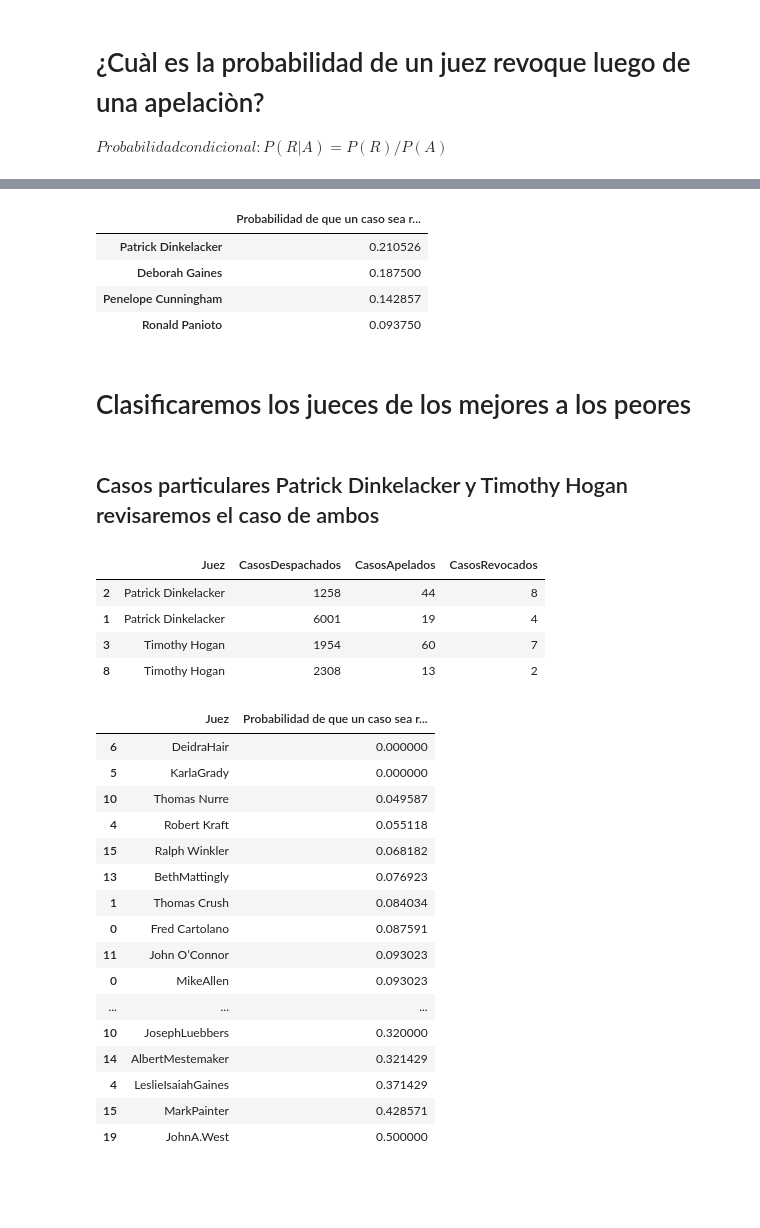
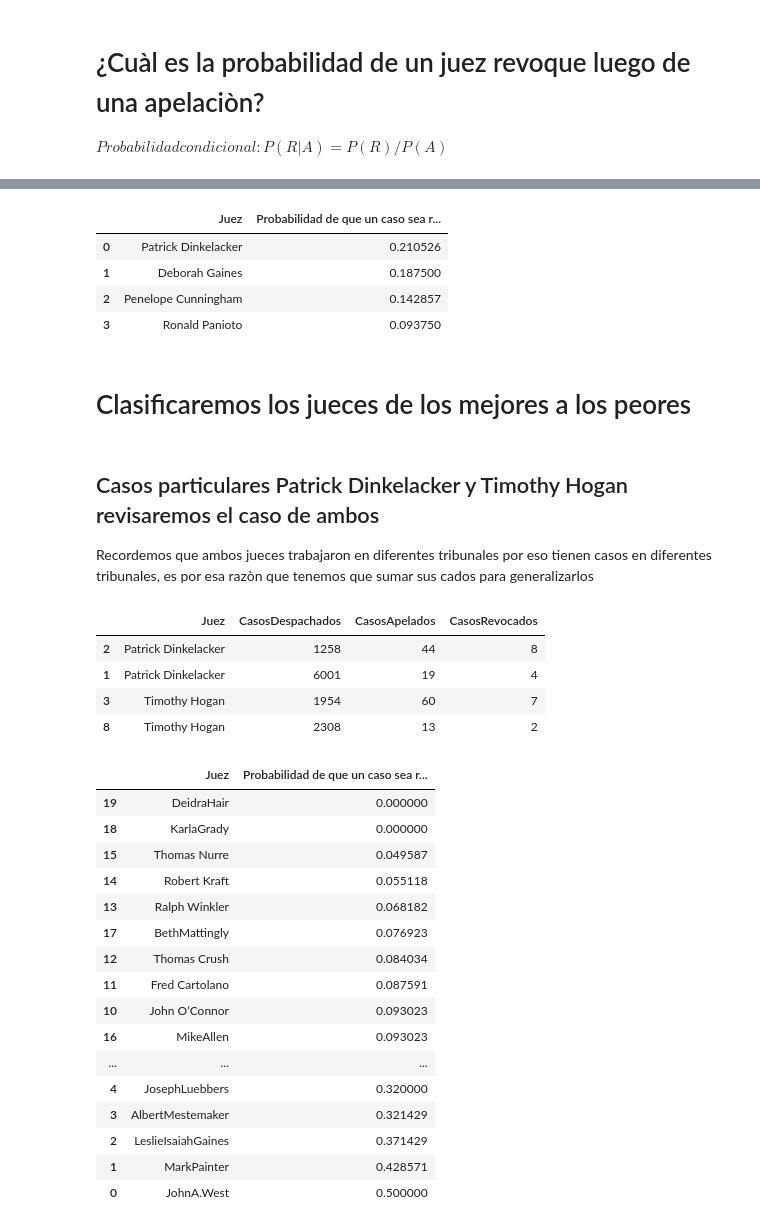
Before and after one commit to JPretellEco/Ejercicios_Practicos_DS, a Jupyter notebook: Probabilidades/JuecesCondadoHamilton.ipynb, the cells around one changed output, grey strips where cells are left out. Drawn from its saved outputs; the diff is of its cells as text; code cells hidden in the pictures; blank space fills up the shorter version.

```diff
--- a/Probabilidades/JuecesCondadoHamilton.ipynb
+++ b/Probabilidades/JuecesCondadoHamilton.ipynb
@@ -253,5 +265,8 @@ def probabilidad_condicional(tribunal,tabla_probabilidades_individuales):
 # %%
 # Tribunal de Primera Instancia
 
-probabilidad_condicional(tribunalprimerainstancia,probabilidad_individual(tribunalprimerainstancia)).sort_values(by="Probabilidad de que un caso sea revocado dado que fue apelado",ascending=False)
+tabla_condicional_primerainstancia =  probabilidad_condicional(tribunalprimerainstancia,probabilidad_individual(tribunalprimerainstancia)).sort_values(by="Probabilidad de que un caso sea revocado dado que fue apelado",ascending=False)
+
+tabla_condicional_primerainstancia.reset_index(inplace=True,names="Juez")
+tabla_condicional_primerainstancia
 # %% [output]
@@ -275,5 +290,7 @@ probabilidad_condicional(tribunalprimerainstancia,probabilidad_individual(tribun
 # %%
 # Tribunal Municipal
 
-probabilidad_condicional(tribunalMunicipal,probabilidad_individual(tribunalMunicipal)).sort_values(by="Probabilidad de que un caso sea revocado dado que fue apelado",ascending=False)
+tabla_condicional_municipal= probabilidad_condicional(tribunalMunicipal,probabilidad_individual(tribunalMunicipal)).sort_values(by="Probabilidad de que un caso sea revocado dado que fue apelado",ascending=False)
+tabla_condicional_municipal.reset_index(inplace=True,names="Juez")
+tabla_condicional_municipal
 # %% [output]
@@ -297,17 +314,22 @@ probabilidad_condicional(tribunalMunicipal,probabilidad_individual(tribunalMunic
 # %%
 # Tribunal de Relaciones Domesticas
 
-probabilidad_condicional(tribunalRelacionesDomesticas,probabilidad_individual(tribunalRelacionesDomesticas)).sort_values(by="Probabilidad de que un caso sea revocado dado que fue apelado",ascending=False)
+tabla_condicional_relaciones = probabilidad_condicional(tribunalRelacionesDomesticas,probabilidad_individual(tribunalRelacionesDomesticas)).sort_values(by="Probabilidad de que un caso sea revocado dado que fue apelado",ascending=False)
+
+tabla_condicional_relaciones.reset_index(inplace=True,names="Juez")
+tabla_condicional_relaciones
 # %% [output]
-|  | Probabilidad de que un caso sea r... |
-| Patrick Dinkelacker | 0.210526 |
-| Deborah Gaines | 0.187500 |
-| Penelope Cunningham | 0.142857 |
-| Ronald Panioto | 0.093750 |
+|  | Juez | Probabilidad de que un caso sea r... |
+| 0 | Patrick Dinkelacker | 0.210526 |
+| 1 | Deborah Gaines | 0.187500 |
+| 2 | Penelope Cunningham | 0.142857 |
+| 3 | Ronald Panioto | 0.093750 |
 # %% [markdown]
 # Clasificaremos los jueces de los mejores a los peores
 # %% [markdown]
 ##  Casos particulares Patrick Dinkelacker y Timothy Hogan revisaremos el caso de ambos
+
+Recordemos que ambos jueces trabajaron en diferentes tribunales por eso tienen casos en diferentes tribunales, es por esa razòn que tenemos que sumar sus cados para generalizarlos
 # %%
 # Dado que Patrick Dinkelacker  y Timoty Hogan, estuvieron en diferentes tribunales
 
@@ -328,57 +350,56 @@ tabla_invest
 | 3 | Timothy Hogan | 1954 | 60 | 7 |
 | 8 | Timothy Hogan | 2308 | 13 | 2 |
 # %%
-
-
 # Vamos a sumar los casos despachados de Patrick Dinkelacker
 
 total_Patrick = tabla_invest.loc[:,["CasosDespachados","CasosApelados","CasosRevocados"]][tabla_invest["Juez"] == "Patrick Dinkelacker"].apply(lambda x: x.sum(),axis = 0).to_frame().T
 total_Hogan = tabla_invest.loc[:,["CasosDespachados","CasosApelados","CasosRevocados"]][tabla_invest["Juez"] == "Timothy Hogan"].apply(lambda x: x.sum(),axis = 0).to_frame().T
 
 # Haremos un dataframe con los dos
 
-total = pd.concat([total_Patrick, total_Hogan], axis = 0).reset_index(drop=True)
+total_patrick_hogan = pd.concat([total_Patrick, total_Hogan], axis = 0).reset_index(drop=True)
 
 # añadiremos una columna con el nombre del juez en la primera columna
 
-total.insert(0,"Juez",["Patrick Dinkelacker","Timothy Hogan"])
-total
+total_patrick_hogan.insert(0,"Juez",["Patrick Dinkelacker","Timothy Hogan"])
+total_patrick_hogan
 
 
-analisis_especial = probabilidad_condicional(total,probabilidad_individual(total))
+analisis_especial = probabilidad_condicional(total_patrick_hogan,probabilidad_individual(total_patrick_hogan))
 analisis_especial.reset_index(inplace=True,names="Juez")
 
 # Vamos a quitar a Timothy Hogan de las tablas condicionales porque a ambos le hicimos un analisis especial
 tabla_condicional_municipal2 = tabla_condicional_municipal[tabla_condicional_municipal["Juez"] != "Timothy Hogan"]
 tabla_condicional_primerainstancia2 = tabla_condicional_primerainstancia[tabla_condicional_primerainstancia["Juez"] != "Timothy Hogan"]
 tabla_condicional_relaciones2 = tabla_condicional_relaciones[tabla_condicional_relaciones["Juez"] != "Timothy Hogan"]
 
 # Vamos a quitar a Patrick Dinkelacker de las tablas condicionales porque a ambos le hicimos un analisis especial
 
 tabla_condicional_municipal3 = tabla_condicional_municipal2[tabla_condicional_municipal2["Juez"] != "Patrick Dinkelacker"]
 tabla_condicional_primerainstancia3 = tabla_condicional_primerainstancia2[tabla_condicional_primerainstancia2["Juez"] != "Patrick Dinkelacker"]
 tabla_condicional_relaciones3 = tabla_condicional_relaciones2[tabla_condicional_relaciones2["Juez"] != "Patrick Dinkelacker"]
 
 # Ahora vamos a unir las tablas condicionales
 
 tabla_condicional_total = pd.concat([tabla_condicional_municipal3.loc[:,["Juez","Probabilidad de que un caso sea revocado dado que fue apelado"]],tabla_condicional_primerainstancia3.loc[:,["Juez","Probabilidad de que un caso sea revocado dado que fue apelado"]],tabla_condicional_relaciones3.loc[:,["Juez","Probabilidad de que un caso sea revocado dado que fue apelado"]],analisis_especial],axis = 0)
 
-tabla_condicional_total.sort_values(by="Probabilidad de que un caso sea revocado dado que fue apelado",ascending=True)
+tabla_condicional_total = tabla_condicional_total.sort_values(by="Probabilidad de que un caso sea revocado dado que fue apelado",ascending=True)
+tabla_condicional_total
 # %% [output]
 |  | Juez | Probabilidad de que un caso sea r... |
-| 6 | DeidraHair | 0.000000 |
-| 5 | KarlaGrady | 0.000000 |
-| 10 | Thomas Nurre | 0.049587 |
-| 4 | Robert Kraft | 0.055118 |
-| 15 | Ralph Winkler | 0.068182 |
-| 13 | BethMattingly | 0.076923 |
-| 1 | Thomas Crush | 0.084034 |
-| 0 | Fred Cartolano | 0.087591 |
-| 11 | John O’Connor | 0.093023 |
-| 0 | MikeAllen | 0.093023 |
+| 19 | DeidraHair | 0.000000 |
+| 18 | KarlaGrady | 0.000000 |
+| 15 | Thomas Nurre | 0.049587 |
+| 14 | Robert Kraft | 0.055118 |
+| 13 | Ralph Winkler | 0.068182 |
+| 17 | BethMattingly | 0.076923 |
+| 12 | Thomas Crush | 0.084034 |
+| 11 | Fred Cartolano | 0.087591 |
+| 10 | John O’Connor | 0.093023 |
+| 16 | MikeAllen | 0.093023 |
 | ... | ... | ... |
-| 10 | JosephLuebbers | 0.320000 |
-| 14 | AlbertMestemaker | 0.321429 |
-| 4 | LeslieIsaiahGaines | 0.371429 |
-| 15 | MarkPainter | 0.428571 |
-| 19 | JohnA.West | 0.500000 |
+| 4 | JosephLuebbers | 0.320000 |
+| 3 | AlbertMestemaker | 0.321429 |
+| 2 | LeslieIsaiahGaines | 0.371429 |
+| 1 | MarkPainter | 0.428571 |
+| 0 | JohnA.West | 0.500000 |
```
Also changed, not shown: parts of 35 cells of this notebook.
